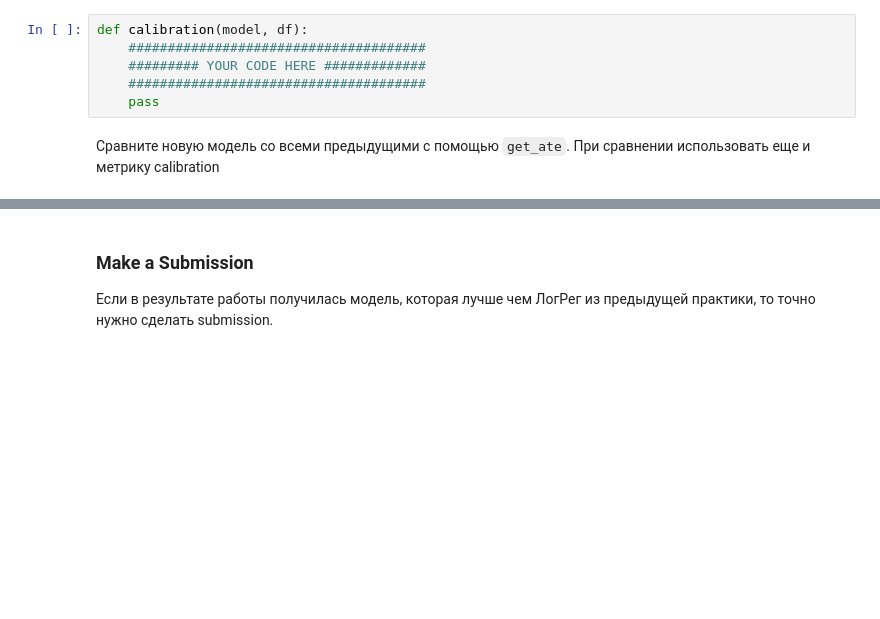
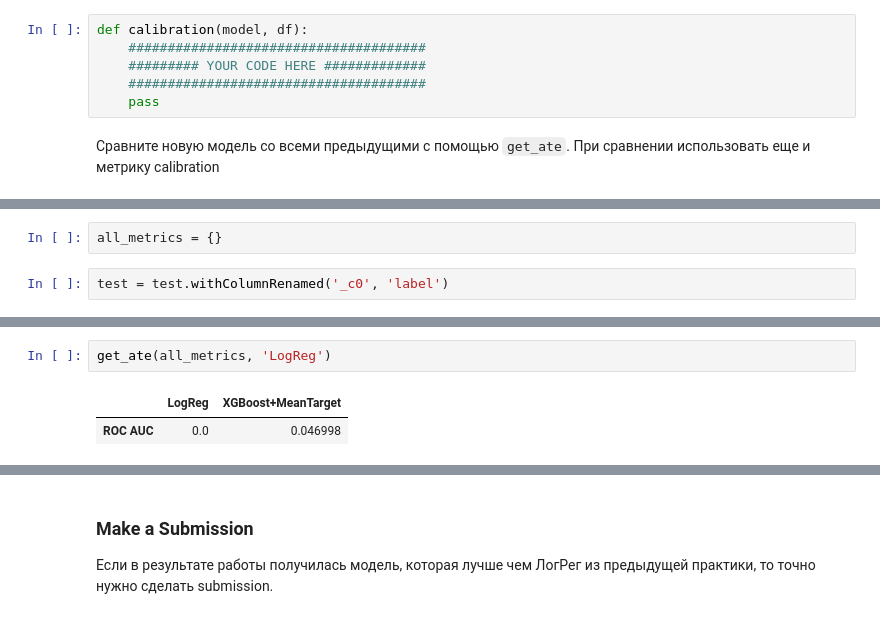
Before and after one commit to maxkvant/MLBD, a Jupyter notebook: gradient_boosting/notebooks/xgboost.ipynb, the cells around one changed output, grey strips where cells are left out. Cells and saved outputs as stored; diff of their text form; blank space fills up the shorter version.

```diff
--- a/gradient_boosting/notebooks/xgboost.ipynb
+++ b/gradient_boosting/notebooks/xgboost.ipynb
@@ -730,0 +770,4 @@ def calibration(model, df):
+# %%
+all_metrics = {}
+# %%
+test = test.withColumnRenamed('_c0', 'label')
@@ -730,0 +785,5 @@ def calibration(model, df):
+# %%
+get_ate(all_metrics, 'LogReg')
+# %% [output]
+|  | LogReg | XGBoost+MeanTarget |
+| ROC AUC | 0.0 | 0.046998 |
```
Also changed, not shown: parts of 47 cells of this notebook.
